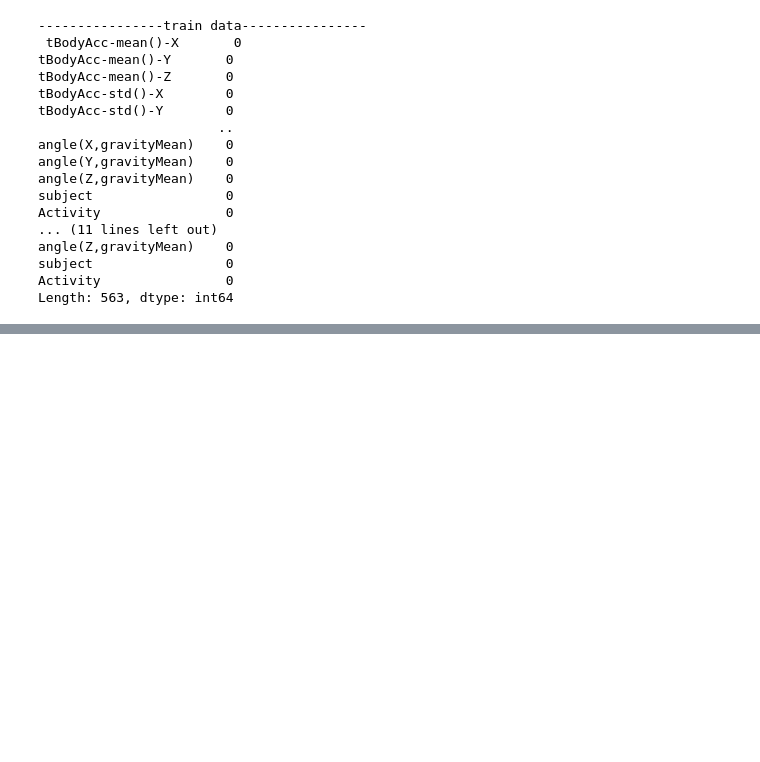
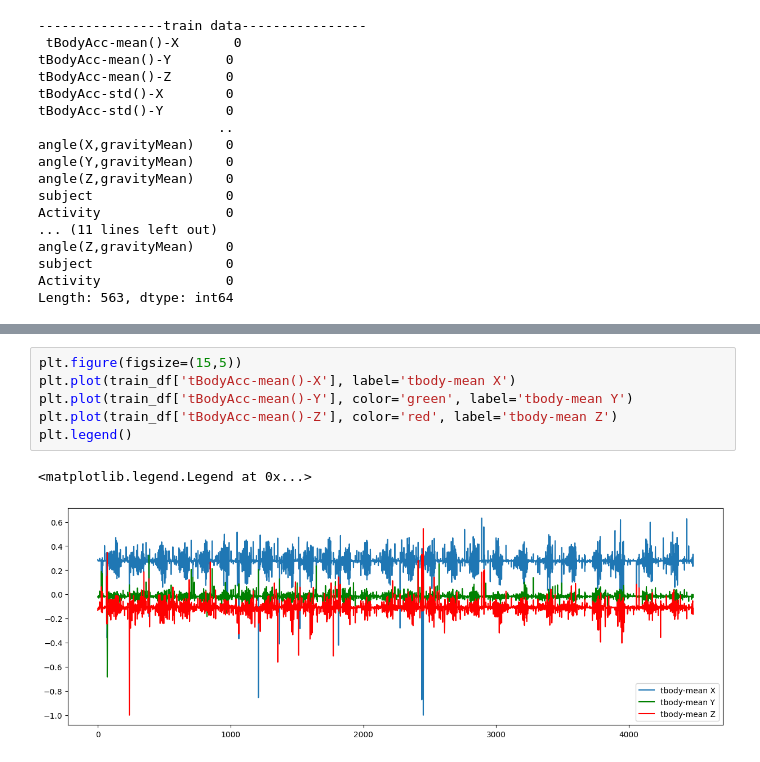
Before and after one commit to johnymeng/imed, a Jupyter notebook: Fall Dectection/smartphone_postural_15.ipynb, the cells around one changed output, grey strips where cells are left out. Cells and saved outputs as stored; diff of their text form; blank space fills up the shorter version.

Commit message:
graphing smartphone postural data

```diff
--- a/Fall Dectection/smartphone_postural_15.ipynb
+++ b/Fall Dectection/smartphone_postural_15.ipynb
@@ -203,0 +230,9 @@ Length: 563, dtype: int64
+# %%
+plt.figure(figsize=(15,5))
+plt.plot(train_df['tBodyAcc-mean()-X'], label='tbody-mean X')
+plt.plot(train_df['tBodyAcc-mean()-Y'], color='green', label='tbody-mean Y')
+plt.plot(train_df['tBodyAcc-mean()-Z'], color='red', label='tbody-mean Z')
+plt.legend()
+# %% [output]
+<matplotlib.legend.Legend at 0x...>
+[figure, added]
```
Also changed, not shown: parts of 3 cells of this notebook.
